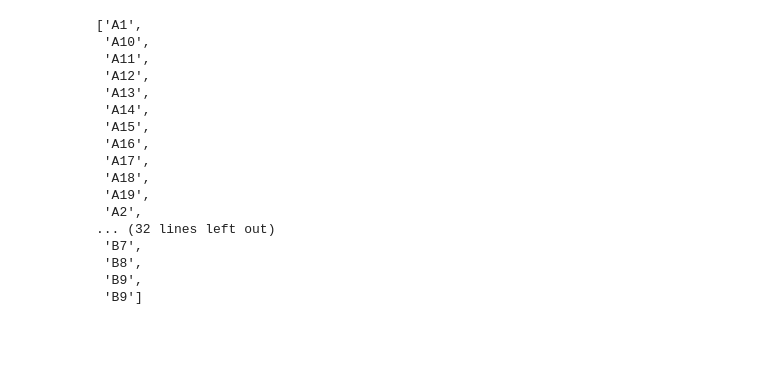
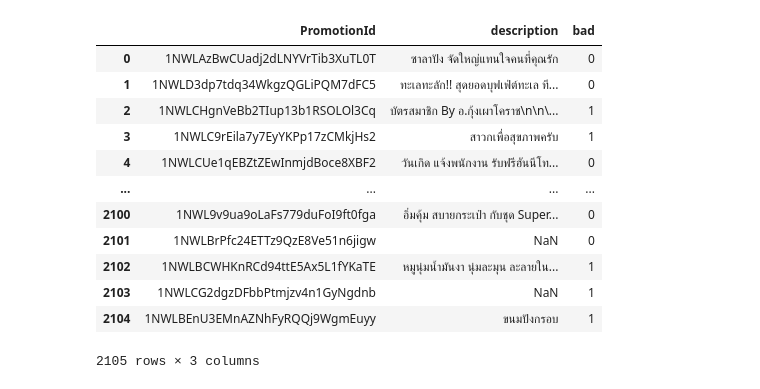
Before and after one commit to Yonten-Loday/assignment, a Jupyter notebook: Untitled4.ipynb, the cells around one changed output. Cells and saved outputs as stored; diff of their text form; code cells hidden in the pictures; blank space fills up the shorter version.

```diff
--- a/Untitled4.ipynb
+++ b/Untitled4.ipynb
@@ -136,21 +0,0 @@ project_bucket
-# %%
-project_bucket.sort()
-project_bucket
-# %% [output]
-['A1',
- 'A10',
- 'A11',
- 'A12',
- 'A13',
- 'A14',
- 'A15',
- 'A16',
- 'A17',
- 'A18',
- 'A19',
- 'A2',
-... (32 lines left out)
- 'B7',
- 'B8',
- 'B9',
- 'B9']
@@ -156,0 +6,17 @@ project_bucket
+# %%
+df_train = pd.read_csv('training_set.csv')
+df_train
+# %% [output]
+|  | PromotionId | description | bad |
+| 0 | 1NWLAzBwCUadj2dLNYVrTib3XuTL0T | ซาลาปัง จัดใหญ่แทนใจคนที่คุณรัก | 0 |
+| 1 | 1NWLD3dp7tdq34WkgzQGLiPQM7dFC5 | ทะเลทะลัก!! สุดยอดบุฟเฟ่ต์ทะเล ที... | 0 |
+| 2 | 1NWLCHgnVeBb2TIup13b1RSOLOl3Cq | บัตรสมาชิก By อ.กุ้งเผาโคราช\n\n\... | 1 |
+| 3 | 1NWLC9rEila7y7EyYKPp17zCMkjHs2 | สาวกเพื่อสุขภาพครับ | 1 |
+| 4 | 1NWLCUe1qEBZtZEwInmjdBoce8XBF2 | วันเกิด แจ้งพนักงาน รับฟรีฮันนีโท... | 0 |
+| ... | ... | ... | ... |
+| 2100 | 1NWL9v9ua9oLaFs779duFoI9ft0fga | อิ่มคุ้ม สบายกระเป๋า กับชุด Super... | 0 |
+| 2101 | 1NWLBrPfc24ETTz9QzE8Ve51n6jigw | NaN | 0 |
+| 2102 | 1NWLBCWHKnRCd94ttE5Ax5L1fYKaTE | หมูนุ่มน้ำมันงา นุ่มละมุน ละลายใน... | 1 |
+| 2103 | 1NWLCG2dgzDFbbPtmjzv4n1GyNgdnb | NaN | 1 |
+| 2104 | 1NWLBEnU3EMnAZNhFyRQQj9WgmEuyy | ขนมปังกรอบ | 1 |
+2105 rows × 3 columns
```
Also changed, not shown: parts of 38 cells of this notebook.
